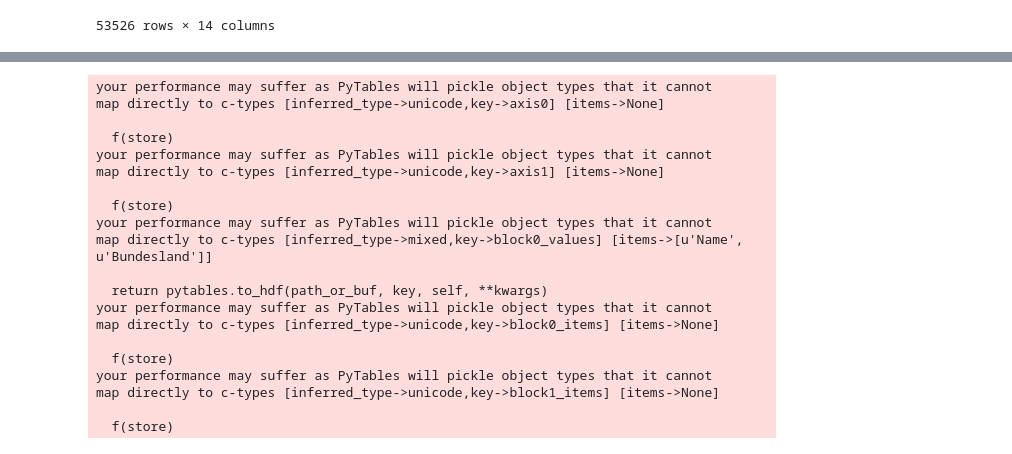
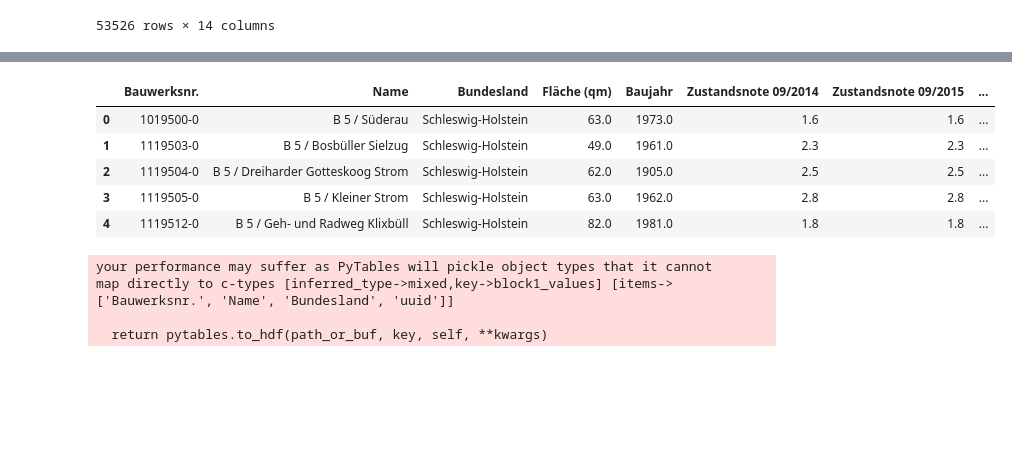
Before and after one commit to lepy/bridges, a Jupyter notebook: ipynb/xls2hdf5.ipynb, the cells around one changed output, grey strips where cells are left out. Cells and saved outputs as stored; diff of their text form; code cells hidden in the pictures; blank space fills up the shorter version.

```diff
--- a/ipynb/xls2hdf5.ipynb
+++ b/ipynb/xls2hdf5.ipynb
@@ -29,6 +32,6 @@ df
 | 53525 | 8627501-0 | Brücke B 19 über den Schanztobel ... | Bayern | 280.0 | 1956.0 | 2.3 | 2.3 | ... |
 53526 rows × 14 columns
 # %%
-df2 = df.set_index(df["Bauwerksnr."])
-df2.drop(columns=["Bauwerksnr."], inplace=True)
-df2
+#df2 = df.set_index(df["Bauwerksnr."])
+#df2.drop(columns=["Bauwerksnr."], inplace=True)
+#df2
@@ -55,23 +38,17 @@ df2
+# %%
+df["uuid"] = df["Bauwerksnr."].apply(lambda x: uuid.uuid5(uuid.NAMESPACE_OID, x).hex)
+df.head()
+# %% [output]
+|  | Bauwerksnr. | Name | Bundesland | Fläche (qm) | Baujahr | Zustandsnote 09/2014 | Zustandsnote 09/2015 | ... |
+| 0 | 1019500-0 | B 5 / Süderau | Schleswig-Holstein | 63.0 | 1973.0 | 1.6 | 1.6 | ... |
+| 1 | 1119503-0 | B 5 / Bosbüller Sielzug | Schleswig-Holstein | 49.0 | 1961.0 | 2.3 | 2.3 | ... |
+| 2 | 1119504-0 | B 5 / Dreiharder Gotteskoog Strom | Schleswig-Holstein | 62.0 | 1905.0 | 2.5 | 2.5 | ... |
+| 3 | 1119505-0 | B 5 / Kleiner Strom | Schleswig-Holstein | 63.0 | 1962.0 | 2.8 | 2.8 | ... |
+| 4 | 1119512-0 | B 5 / Geh- und Radweg Klixbüll | Schleswig-Holstein | 82.0 | 1981.0 | 1.8 | 1.8 | ... |
 # %%
-df2.to_hdf("../data/SPIEGEL_ONLINE_Zustand_der_Fernstraßenbrücken.h5", "bridges")
+df.to_hdf("../data/SPIEGEL_ONLINE_Zustand_der_Fernstraßenbrücken.h5", "bridges")
 # %% [output]
 your performance may suffer as PyTables will pickle object types that it cannot
-map directly to c-types [inferred_type->unicode,key->axis0] [items->None]
-
-  f(store)
-your performance may suffer as PyTables will pickle object types that it cannot
-map directly to c-types [inferred_type->unicode,key->axis1] [items->None]
-
-  f(store)
-your performance may suffer as PyTables will pickle object types that it cannot
-map directly to c-types [inferred_type->mixed,key->block0_values] [items->[u'Name', u'Bundesland']]
+map directly to c-types [inferred_type->mixed,key->block1_values] [items->['Bauwerksnr.', 'Name', 'Bundesland', 'uuid']]
 
   return pytables.to_hdf(path_or_buf, key, self, **kwargs)
-your performance may suffer as PyTables will pickle object types that it cannot
-map directly to c-types [inferred_type->unicode,key->block0_items] [items->None]
-
-  f(store)
-your performance may suffer as PyTables will pickle object types that it cannot
-map directly to c-types [inferred_type->unicode,key->block1_items] [items->None]
-
-  f(store)
```
Also changed, not shown: parts of 2 cells of this notebook, 3 other files.
